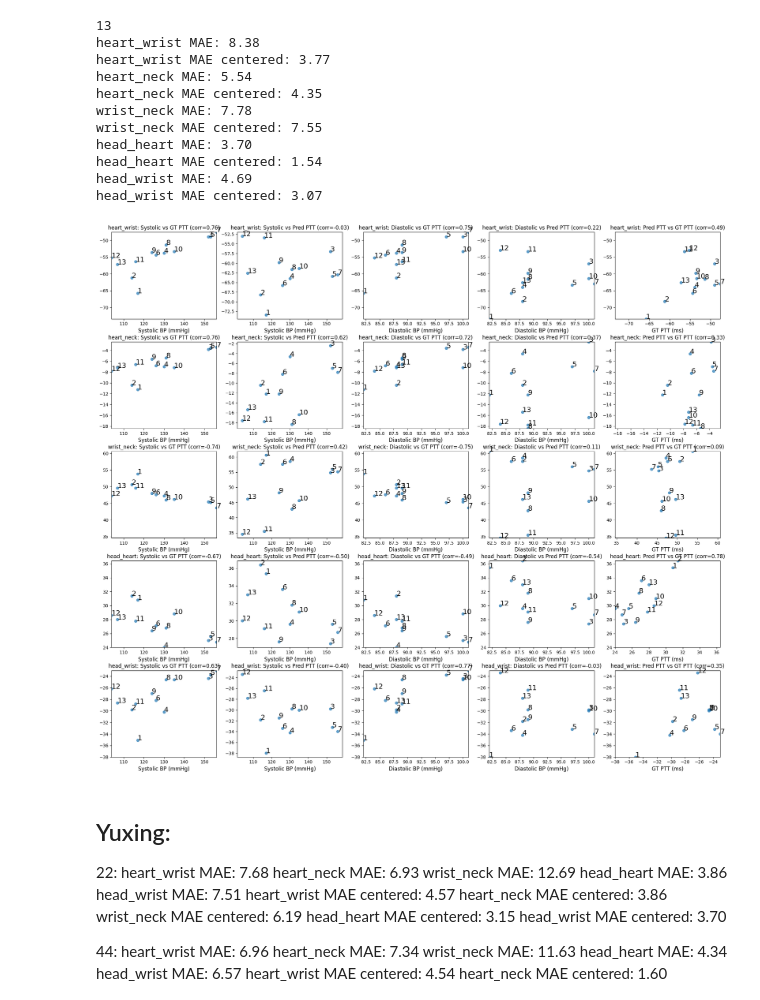
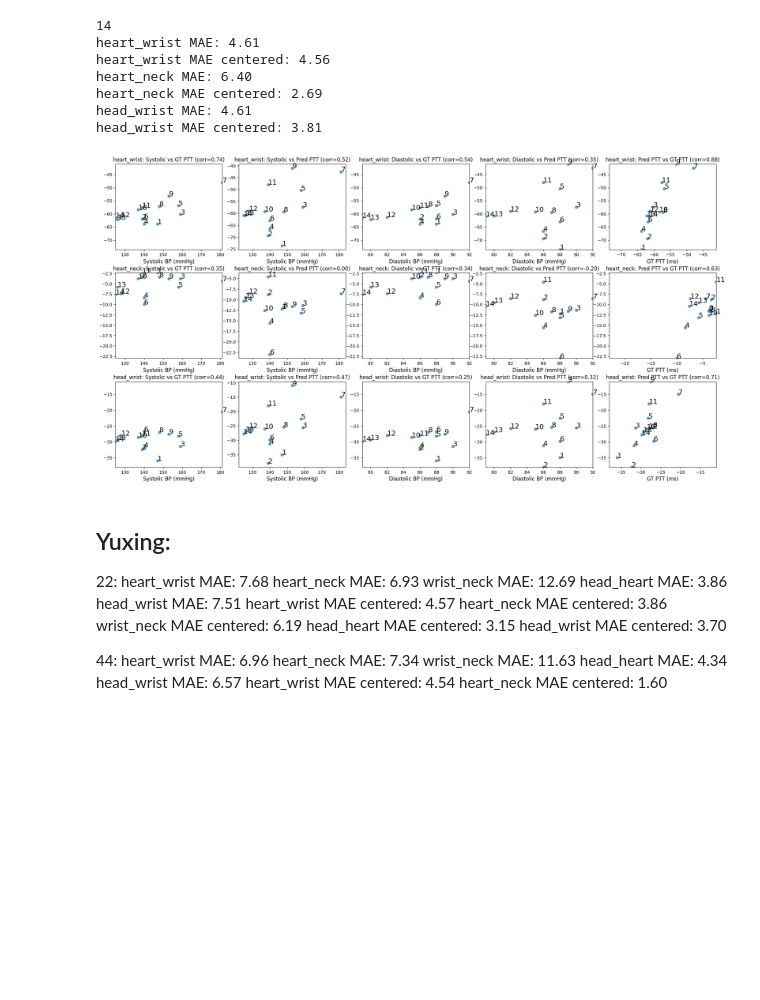
Before and after one commit to kuangyuan-cmu/RadarPulse, a Jupyter notebook: bp_eval_dev.ipynb, the cells around one changed output. Saved outputs shown, nothing was run; the diff lists cells and outputs as text; code cells hidden in the pictures; blank space fills up the shorter version.

```diff
--- a/bp_eval_dev.ipynb
+++ b/bp_eval_dev.ipynb
@@ -9,15 +9,16 @@ from pathlib import Path
 site_pairs = [
     'heart_wrist',
     'heart_neck',
-    'wrist_neck',
-    'head_heart',
+    # 'wrist_neck',
+    # 'head_heart',
     'head_wrist',
     # 'head_neck'
 ]
 # %%
 # Read the CSV file
 # df = pd.read_csv('results/bp_eval/biran_ptt_bp_data.csv')
-df = pd.read_csv('results/bp_eval/fusion_retrained_thrv2_fixed/biran_ptt_bp_data.csv')
+# df = pd.read_csv('results_presubmission/bp_eval/fusion_retrained_thrv2_fixed/audrey_ptt_bp_data.csv')
+df = pd.read_csv('paper_figures/main_data/yuxing_ptt_bp_data.csv')
 print(len(df))
 # Add order numbers
 df['order'] = range(1, len(df) + 1)
@@ -75,45 +76,41 @@ for i, site_pair in enumerate(site_pairs):
     axes[i,2].set_ylim(min(ptt_gt_min, ptt_pred_min), max(ptt_gt_max, ptt_pred_max))
     axes[i,2].tick_params(axis='both', labelsize=10)
 
     # Plot diastolic vs predicted
     axes[i,3].scatter(df['dia'], pred_ptt, alpha=0.7)
     for j, txt in enumerate(df['order']):
         axes[i,3].annotate(txt, (df['dia'].iloc[j], pred_ptt.iloc[j]), fontsize=16)
     axes[i,3].set_title(f'{site_pair}: Diastolic vs Pred PTT (corr={dia_pred_corr:.2f})', fontsize=12)
     axes[i,3].set_xlabel('Diastolic BP (mmHg)', fontsize=12)
     axes[i,3].set_xlim(dia_min, dia_max)
     axes[i,3].set_ylim(min(ptt_gt_min, ptt_pred_min), max(ptt_gt_max, ptt_pred_max))
     axes[i,3].tick_params(axis='both', labelsize=10)
 
     axes[i,4].scatter(gt_ptt, pred_ptt, alpha=0.7)
     for j, txt in enumerate(df['order']):
         axes[i,4].annotate(txt, (gt_ptt.iloc[j], pred_ptt.iloc[j]), fontsize=16)
     axes[i,4].set_title(f'{site_pair}: Pred PTT vs GT PTT (corr={np.corrcoef(pred_ptt, gt_ptt)[0,1]:.2f})', fontsize=12)
     axes[i,4].set_xlabel('GT PTT (ms)', fontsize=12)
     axes[i,4].set_xlim(min(ptt_gt_min, ptt_pred_min), max(ptt_gt_max, ptt_pred_max))
     axes[i,4].set_ylim(min(ptt_gt_min, ptt_pred_min), max(ptt_gt_max, ptt_pred_max))
     axes[i,4].tick_params(axis='both', labelsize=10)
     mae = np.mean(np.abs(pred_ptt - gt_ptt))
     pred_ptt = pred_ptt - pred_ptt.mean() + gt_ptt.mean()
     mae_centered = np.mean(np.abs(pred_ptt - gt_ptt))
     print(f'{site_pair} MAE: {mae:.2f}')
     print(f'{site_pair} MAE centered: {mae_centered:.2f}')
 
 plt.tight_layout(pad=0.25, h_pad=0.25, w_pad=0)
 plt.show()
 # %% [output]
-13
-heart_wrist MAE: 8.38
-heart_wrist MAE centered: 3.77
-heart_neck MAE: 5.54
-heart_neck MAE centered: 4.35
-wrist_neck MAE: 7.78
-wrist_neck MAE centered: 7.55
-head_heart MAE: 3.70
-head_heart MAE centered: 1.54
-head_wrist MAE: 4.69
-head_wrist MAE centered: 3.07
+14
+heart_wrist MAE: 4.61
+heart_wrist MAE centered: 4.56
+heart_neck MAE: 6.40
+heart_neck MAE centered: 2.69
+head_wrist MAE: 4.61
+head_wrist MAE centered: 3.81
-[figure, old version]
+[figure, new version]
 # %% [markdown]
 ## Yuxing:
 22:
```
Also changed, not shown: parts of 2 cells of this notebook, 32 other files.
